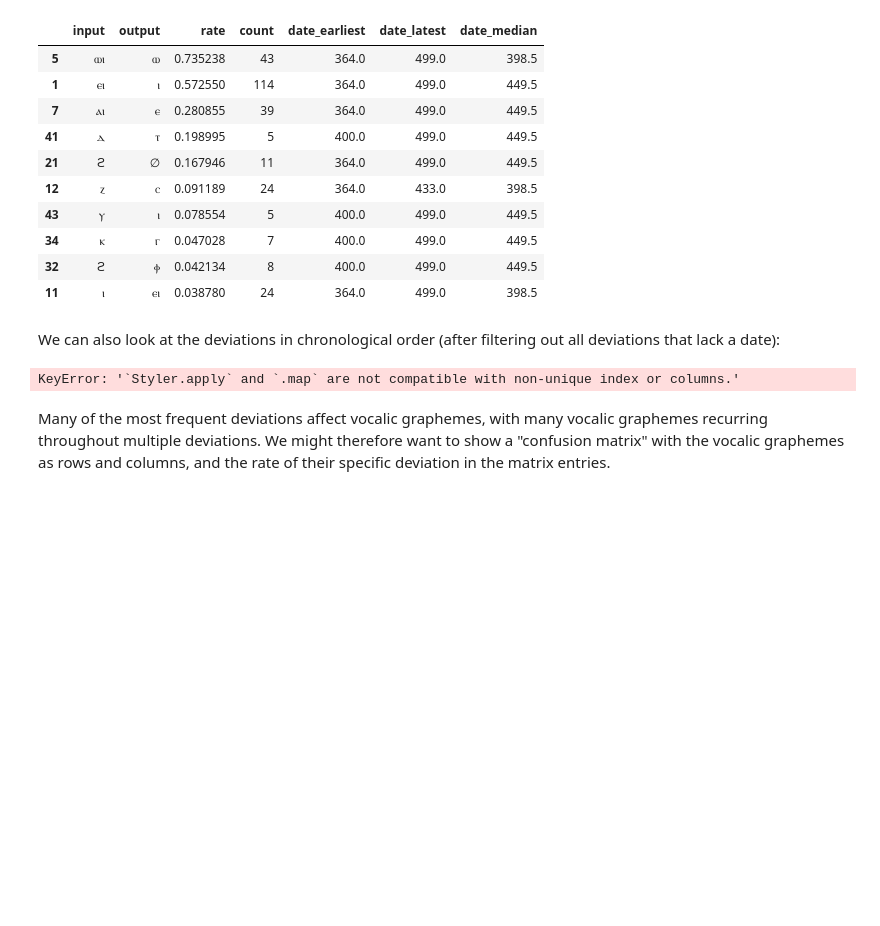
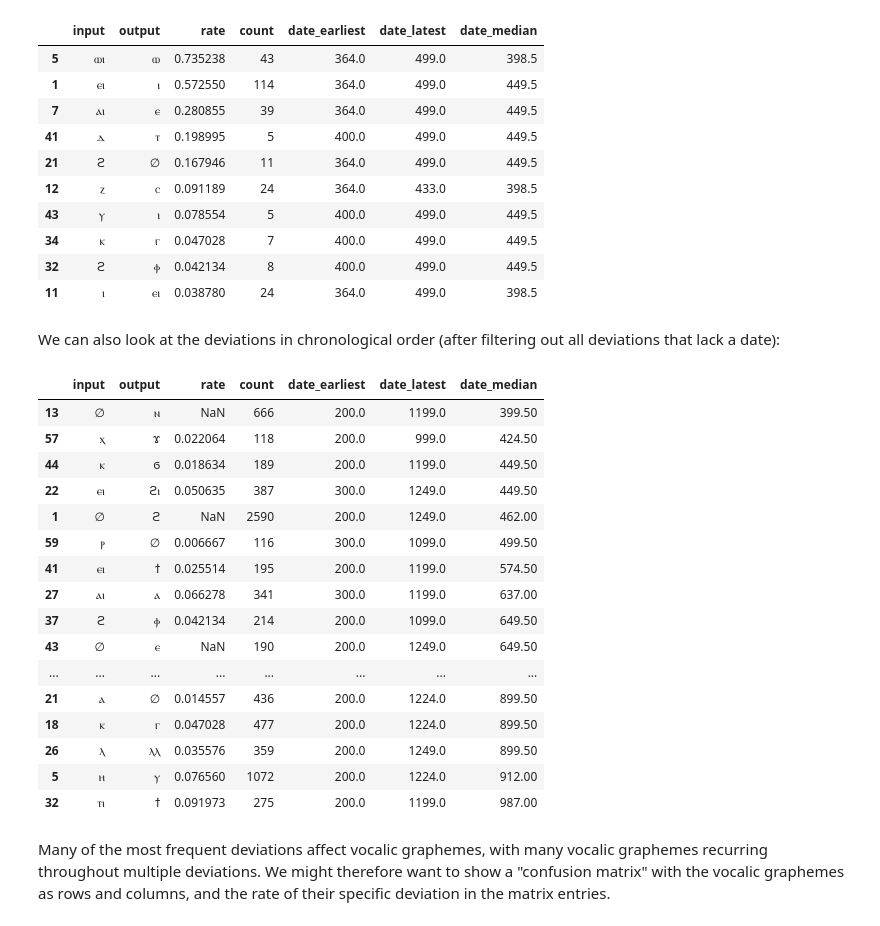
Before and after one commit to kmein/greek-coptic, a Jupyter notebook: greek-coptic.ipynb, the cells around one changed output. Cells and saved outputs as stored; diff of their text form; code cells hidden in the pictures; blank space fills up the shorter version.

Commit message:
fix build (cannot use median_date as index)

```diff
--- a/greek-coptic.ipynb
+++ b/greek-coptic.ipynb
@@ -877,19 +860,35 @@ We can also look at the deviations in chronological order (after filtering out a
 # %%
 pd.set_option('display.max_rows', 100)
 deviations_by_date = all_deviations.sort_values(by="date_median").dropna(subset={"date_median"})
 write_table(
-    deviations_by_date[["date_median", "input", "output"]].set_index("date_median").rename(columns={
+    deviations_by_date[["date_median", "input", "output"]].rename(columns={
         "input": "Norm",
         "output": "Variante",
         "date_median": "Median-Belegdatum"
     }),
     "deviations_by_date",
     caption="Schreibvarianten nach Median-Belegdatum",
     heatmap=False, axis=None
 )
 deviations_by_date
 # %% [output]
-KeyError: '`Styler.apply` and `.map` are not compatible with non-unique index or columns.'
+|  | input | output | rate | count | date_earliest | date_latest | date_median |
+| 13 | ∅ | ⲛ | NaN | 666 | 200.0 | 1199.0 | 399.50 |
+| 57 | ⲭ | ϫ | 0.022064 | 118 | 200.0 | 999.0 | 424.50 |
+| 44 | ⲕ | ϭ | 0.018634 | 189 | 200.0 | 1199.0 | 449.50 |
+| 22 | ⲉⲓ | ϩⲓ | 0.050635 | 387 | 300.0 | 1249.0 | 449.50 |
+| 1 | ∅ | ϩ | NaN | 2590 | 200.0 | 1249.0 | 462.00 |
+| 59 | ⲣ | ∅ | 0.006667 | 116 | 300.0 | 1099.0 | 499.50 |
+| 41 | ⲉⲓ | ϯ | 0.025514 | 195 | 200.0 | 1199.0 | 574.50 |
+| 27 | ⲁⲓ | ⲁ | 0.066278 | 341 | 300.0 | 1199.0 | 637.00 |
+| 37 | ϩ | ⲫ | 0.042134 | 214 | 200.0 | 1099.0 | 649.50 |
+| 43 | ∅ | ⲉ | NaN | 190 | 200.0 | 1249.0 | 649.50 |
+| ... | ... | ... | ... | ... | ... | ... | ... |
+| 21 | ⲁ | ∅ | 0.014557 | 436 | 200.0 | 1224.0 | 899.50 |
+| 18 | ⲕ | ⲅ | 0.047028 | 477 | 200.0 | 1224.0 | 899.50 |
+| 26 | ⲗ | ⲗⲗ | 0.035576 | 359 | 200.0 | 1249.0 | 899.50 |
+| 5 | ⲏ | ⲩ | 0.076560 | 1072 | 200.0 | 1224.0 | 912.00 |
+| 32 | ⲧⲓ | ϯ | 0.091973 | 275 | 200.0 | 1199.0 | 987.00 |
 # %% [markdown]
 Many of the most frequent deviations affect vocalic graphemes, with many vocalic graphemes recurring throughout multiple deviations.
 We might therefore want to show a "confusion matrix" with the vocalic graphemes as rows and columns, and the rate of their specific deviation in the matrix entries.
```
Also changed, not shown: parts of 11 cells of this notebook.
